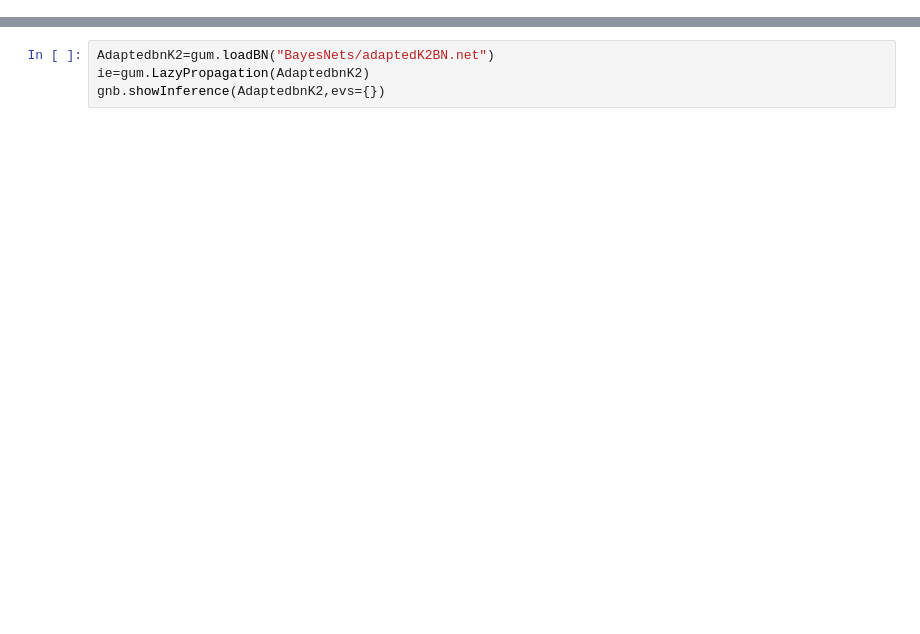
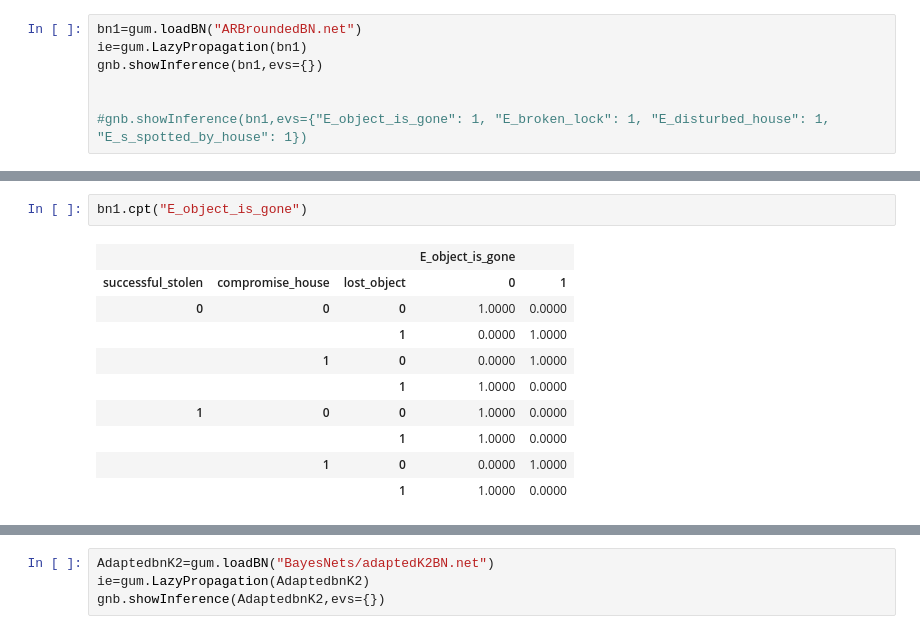
Before and after one commit to aludi/evaluatingScenarioBNs2023, a Jupyter notebook: Question1.ipynb, the cells around one changed output, grey strips where cells are left out. Cells and saved outputs as stored; diff of their text form; blank space fills up the shorter version.

```diff
--- a/Question1.ipynb
+++ b/Question1.ipynb
@@ -12,2 +12,9 @@ gnb.showInference(bnK2,evs={})
 # %% [output]
 [drawing not drawn]
+# %%
+bn1=gum.loadBN("ARBroundedBN.net")
+ie=gum.LazyPropagation(bn1)
+gnb.showInference(bn1,evs={})
+
+
+#gnb.showInference(bn1,evs={"E_object_is_gone": 1, "E_broken_lock": 1, "E_disturbed_house": 1, "E_s_spotted_by_house": 1})
@@ -13,0 +23,13 @@ gnb.showInference(bnK2,evs={})
+# %%
+bn1.cpt("E_object_is_gone")
+# %% [output]
+|  |  |  | E_object_is_gone |  |
+| successful_stolen | compromise_house | lost_object | 0 | 1 |
+| 0 | 0 | 0 | 1.0000 | 0.0000 |
+|  |  | 1 | 0.0000 | 1.0000 |
+|  | 1 | 0 | 0.0000 | 1.0000 |
+|  |  | 1 | 1.0000 | 0.0000 |
+| 1 | 0 | 0 | 1.0000 | 0.0000 |
+|  |  | 1 | 1.0000 | 0.0000 |
+|  | 1 | 0 | 0.0000 | 1.0000 |
+|  |  | 1 | 1.0000 | 0.0000 |
```
Also changed, not shown: parts of 10 cells of this notebook, 43 other files.
